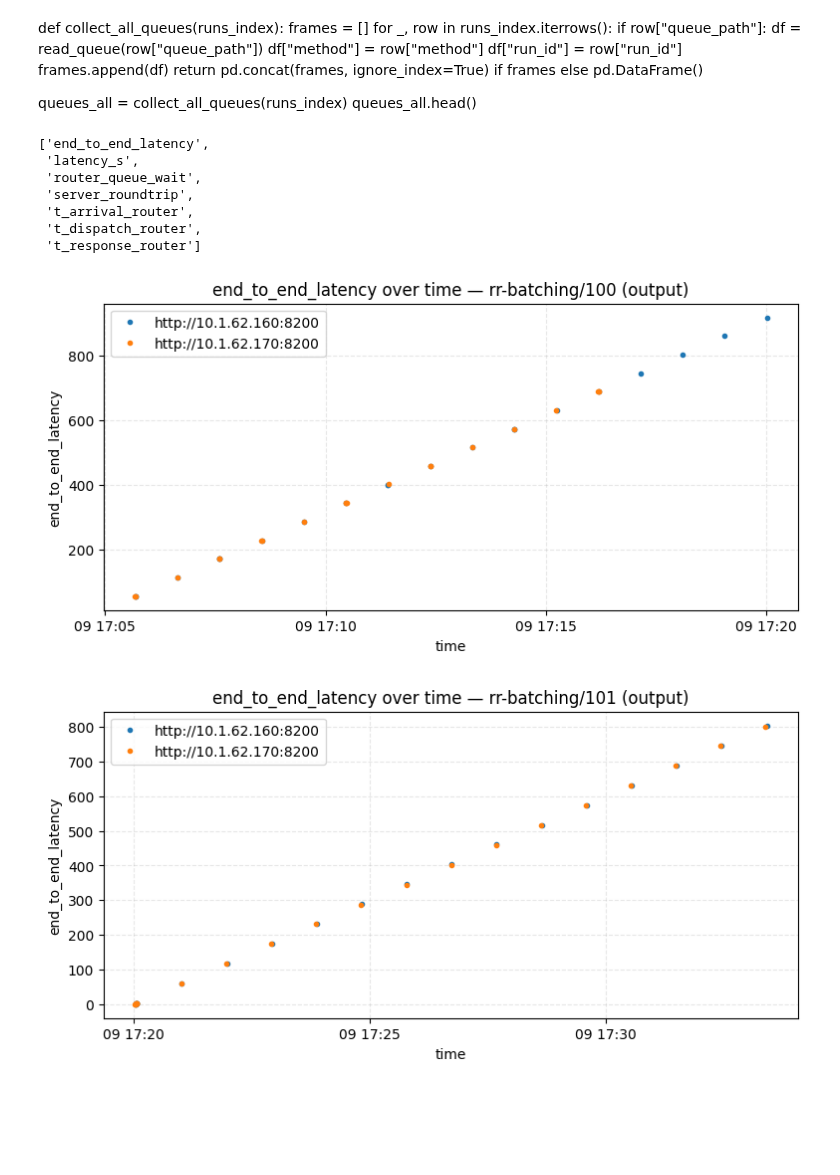
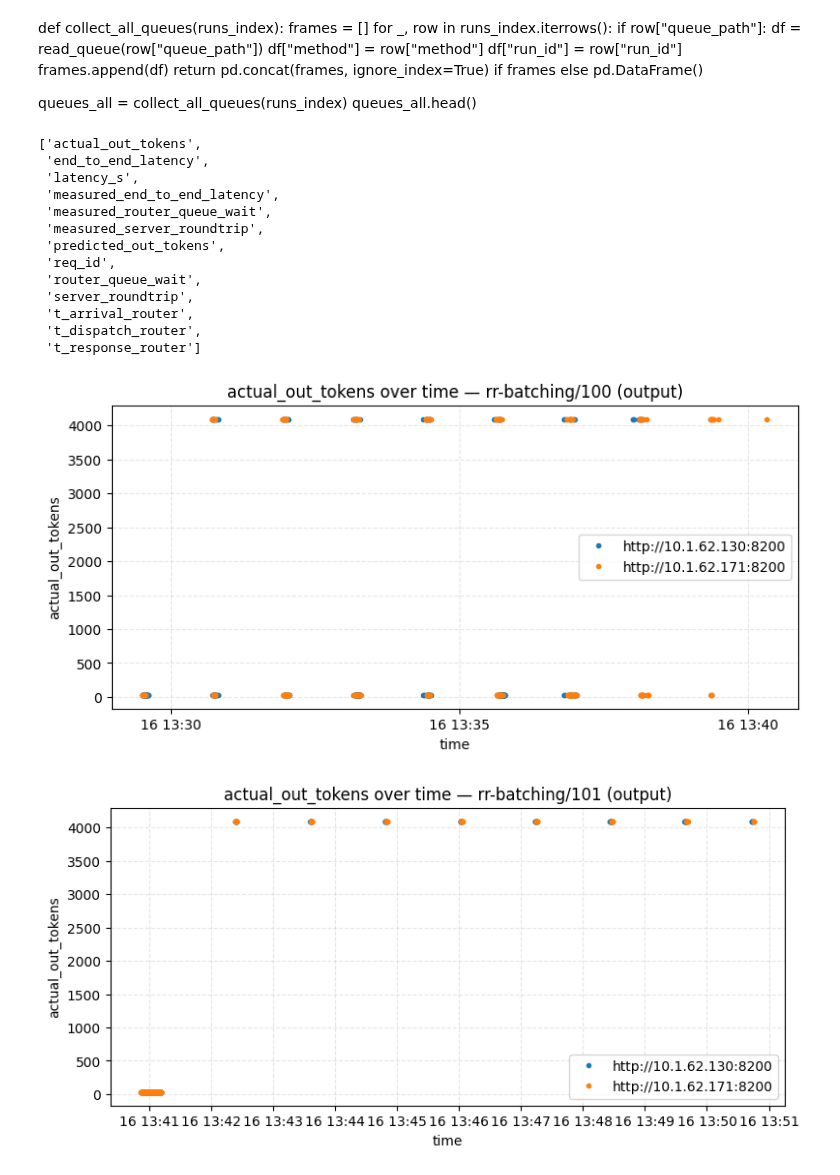
Before and after one commit to immengzi/LLM-LA, a Jupyter notebook: src/analysis.ipynb, the cells around one changed output. Saved outputs shown, nothing was run; the diff lists cells and outputs as text; code cells hidden in the pictures; blank space fills up the shorter version.

```diff
--- a/src/analysis.ipynb
+++ b/src/analysis.ipynb
@@ -211,10 +204,16 @@ queues_all = collect_all_queues(runs_index)
 queues_all.head()
 # %%
 # Just numeric output metrics (with derived) for run 42
-list_available_output_metrics("pull-batching", SERIES, base_dir=BASE_DIR)
+list_available_output_metrics("rr-batching", "95", base_dir=BASE_DIR)
 # %% [output]
-['end_to_end_latency',
+['actual_out_tokens',
+ 'end_to_end_latency',
  'latency_s',
+ 'measured_end_to_end_latency',
+ 'measured_router_queue_wait',
+ 'measured_server_roundtrip',
+ 'predicted_out_tokens',
+ 'req_id',
  'router_queue_wait',
  'server_roundtrip',
  't_arrival_router',
@@ -223,27 +222,27 @@ list_available_output_metrics("pull-batching", SERIES, base_dir=BASE_DIR)
 # %%
 # 2) output.jsonl — latency per request (points), separate figures
 # ['client_queue_before_http_s',
 #  'end2end_latency_s',
 #  'http_latency_s',
 #  'latency_s',
 #  'server_toks_per_s',
 #  't_enq_client_s',
 #  't_recv_http_s',
 #  't_send_http_s',
 #  'throughput_toks_per_s',
 #  'total_tokens']
 draw_output_time_each(
     EXPERIMENTS,
-    metric="end_to_end_latency",
+    metric="actual_out_tokens",
     endpoints=None,
     base_dir=BASE_DIR,
     per_request=True,  # raw events; resample ignored
     resample=None,
     title=None,
     save_path_template=None,
     # ylim=(0, 0.12),
 )
 # %% [output]
-[figure, old version]
+[figure, new version]
-[figure, old version]
+[figure, new version]
 # %%
```
Also changed, not shown: parts of 5 cells of this notebook, 12 other files.
